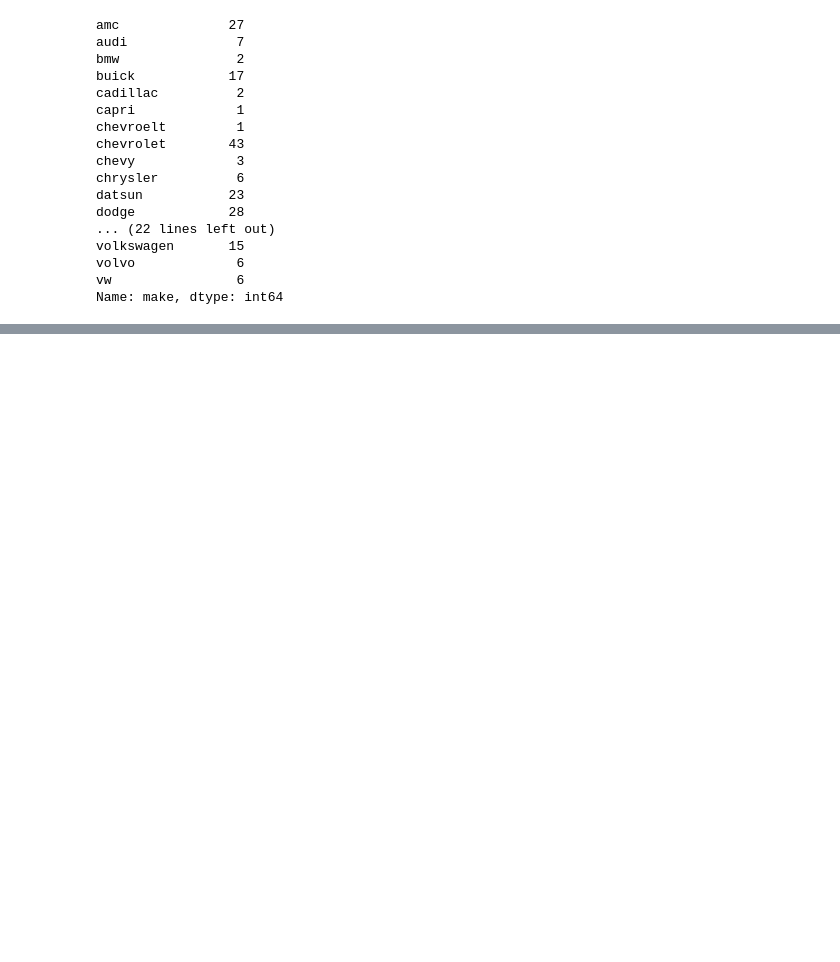
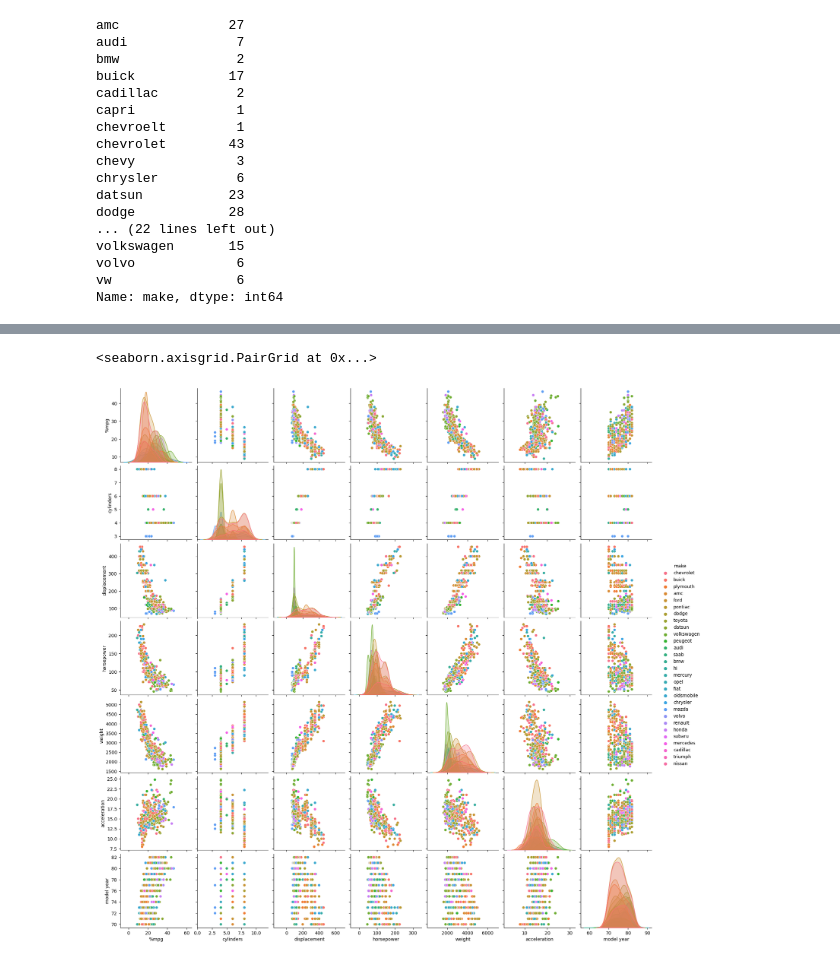
Before and after one commit to get-to-work-together/Python-Data-Analyse-Defensie, a Jupyter notebook: Sandbox/mpg dataset.ipynb, the cells around one changed output, grey strips where cells are left out. Cells and saved outputs as stored; diff of their text form; code cells hidden in the pictures; blank space fills up the shorter version.

```diff
--- a/Sandbox/mpg dataset.ipynb
+++ b/Sandbox/mpg dataset.ipynb
@@ -192,0 +203,5 @@ df
+# %%
+sns.pairplot(data=df, hue='make')
+# %% [output]
+<seaborn.axisgrid.PairGrid at 0x...>
+[figure, added]
```
Also changed, not shown: parts of 11 cells of this notebook.
